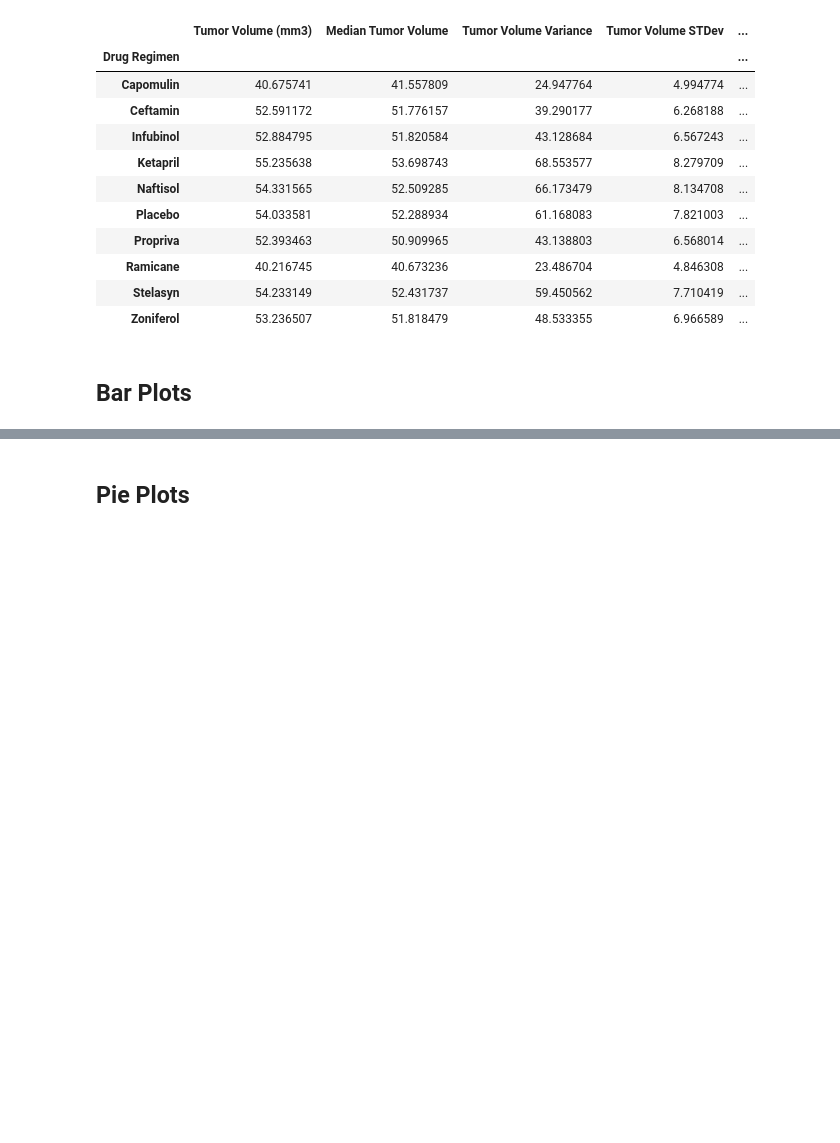
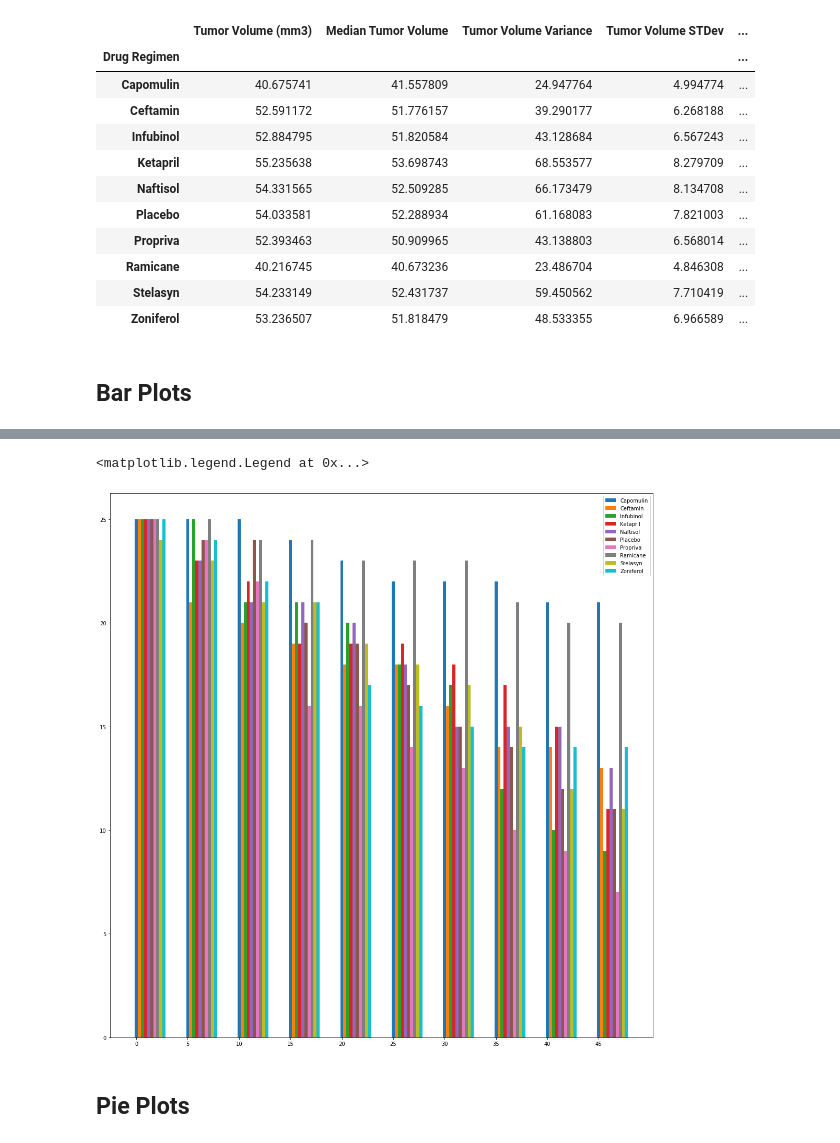
Before and after one commit to obfrap/Pymaceuticals, a Jupyter notebook: Pymaceuticals/pymaceuticals_starter-Current.ipynb, the cells around one changed output, grey strips where cells are left out. Cells and saved outputs as stored; diff of their text form; code cells hidden in the pictures; blank space fills up the shorter version.

```diff
--- a/Pymaceuticals/pymaceuticals_starter-Current.ipynb
+++ b/Pymaceuticals/pymaceuticals_starter-Current.ipynb
@@ -202,2 +183,27 @@ cleaned_combined_df.groupby(['Timepoint','Drug Regimen']).count()['Mouse ID'].un
+# %%
+# Generate a bar plot showing the number of mice per time point for each treatment throughout the course of the study using pyplot.
+#Create copy of cleaned_combined_df for editting using grouby instead of pivot table
+bar_mp_df=cleaned_combined_df.groupby(["Timepoint", "Drug Regimen"])['Mouse ID'].count().reset_index()
+
+
+fig, ax = plt.subplots(figsize=(15,15))
+#create x axis for unique time plots
+x=bar_mp_df['Timepoint'].unique()
+x
+#Define bar width for bar chart
+bar_width = 0
+
+#Insert for loop to loop through each unique Drug Regimen
+
+for drug in bar_mp_df['Drug Regimen'].unique():
+    b2 = ax.bar(x + bar_width, bar_mp_df.loc[bar_mp_df['Drug Regimen'] == drug, 'Mouse ID'], width=0.3)
+    bar_width += .3
+    plt.xticks(x)
+fig.tight_layout()
+# Create legeng for Drug Regimen's
+ax.legend(bar_mp_df['Drug Regimen'])
+# %% [output]
+<matplotlib.legend.Legend at 0x...>
+[figure, added]
 # %% [markdown]
 ## Pie Plots
```
Also changed, not shown: parts of 13 cells of this notebook.
